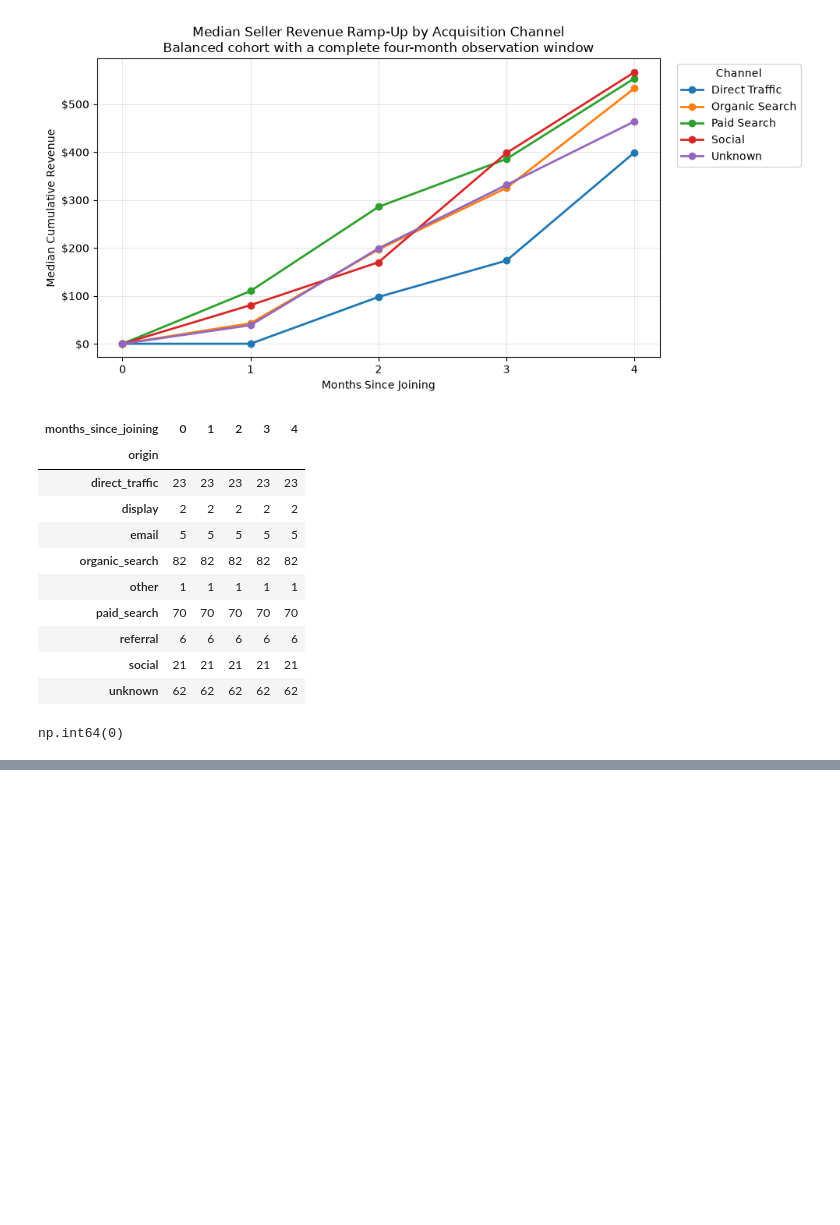
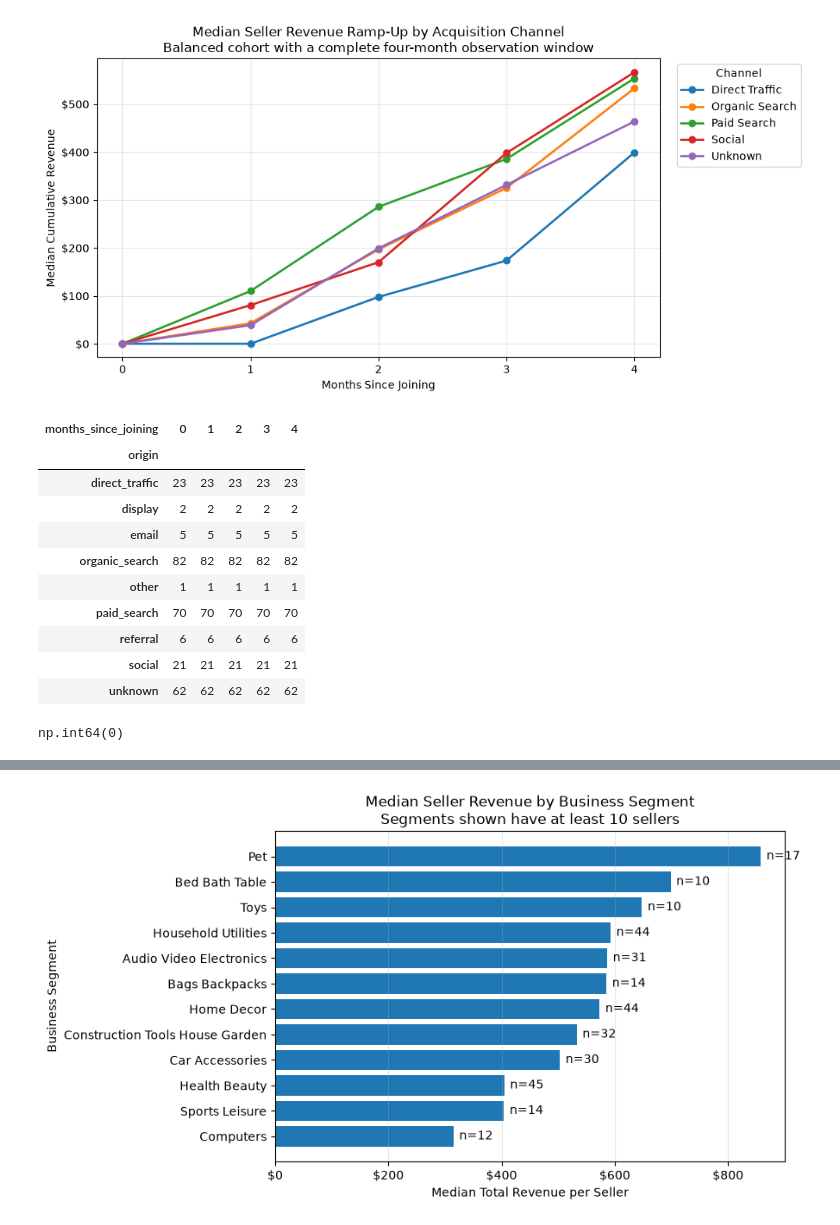
Before and after one commit to cenithamal/seller-acquisition-cac-ltv, a Jupyter notebook: notebooks/01_explore_data.ipynb, the cells around one changed output, grey strips where cells are left out. Cells and saved outputs as stored; diff of their text form; code cells hidden in the pictures; blank space fills up the shorter version.

Commit message:
[python] segment analysis of seller(business_segment)

```diff
--- a/notebooks/01_explore_data.ipynb
+++ b/notebooks/01_explore_data.ipynb
@@ -656,0 +806,18 @@ np.int64(0)
+# %%
+segment_revenue_df["mean_median_ratio"] = (
+    segment_revenue_df["average_revenue"]
+    / segment_revenue_df["median_revenue"]
+)
+
+segment_revenue_df[
+    [
+        "segment_grouped",
+        "seller_count",
+        "average_revenue",
+        "median_revenue",
+        "mean_median_ratio"
+    ]
+].sort_values(
+    "mean_median_ratio",
+    ascending=False
+)
@@ -656,0 +839,51 @@ np.int64(0)
+# %%
+import matplotlib.pyplot as plt
+from matplotlib.ticker import StrMethodFormatter
+
+plot_df = (
+    segment_revenue_df[
+        segment_revenue_df["segment_grouped"] != "other"
+    ]
+    .sort_values("median_revenue")
+    .copy()
+)
+
+plot_df["segment_label"] = (
+    plot_df["segment_grouped"]
+    .str.replace("_", " ")
+    .str.title()
+)
+
+fig, ax = plt.subplots(figsize=(9, 5))
+
+bars = ax.barh(
+    plot_df["segment_label"],
+    plot_df["median_revenue"]
+)
+
+ax.set_title(
+    "Median Seller Revenue by Business Segment\n"
+    "Segments shown have at least 10 sellers"
+)
+ax.set_xlabel("Median Total Revenue per Seller")
+ax.set_ylabel("Business Segment")
+ax.xaxis.set_major_formatter(
+    StrMethodFormatter("${x:,.0f}")
+)
+ax.grid(axis="x", alpha=0.3)
+
+for bar, seller_count in zip(
+    bars,
+    plot_df["seller_count"]
+):
+    ax.text(
+        bar.get_width() + 10,
+        bar.get_y() + bar.get_height() / 2,
+        f"n={seller_count}",
+        va="center"
+    )
+
+plt.tight_layout()
+plt.show()
+# %% [output]
+[figure, added]
```
Also changed, not shown: parts of 9 cells of this notebook, 1 other file.
